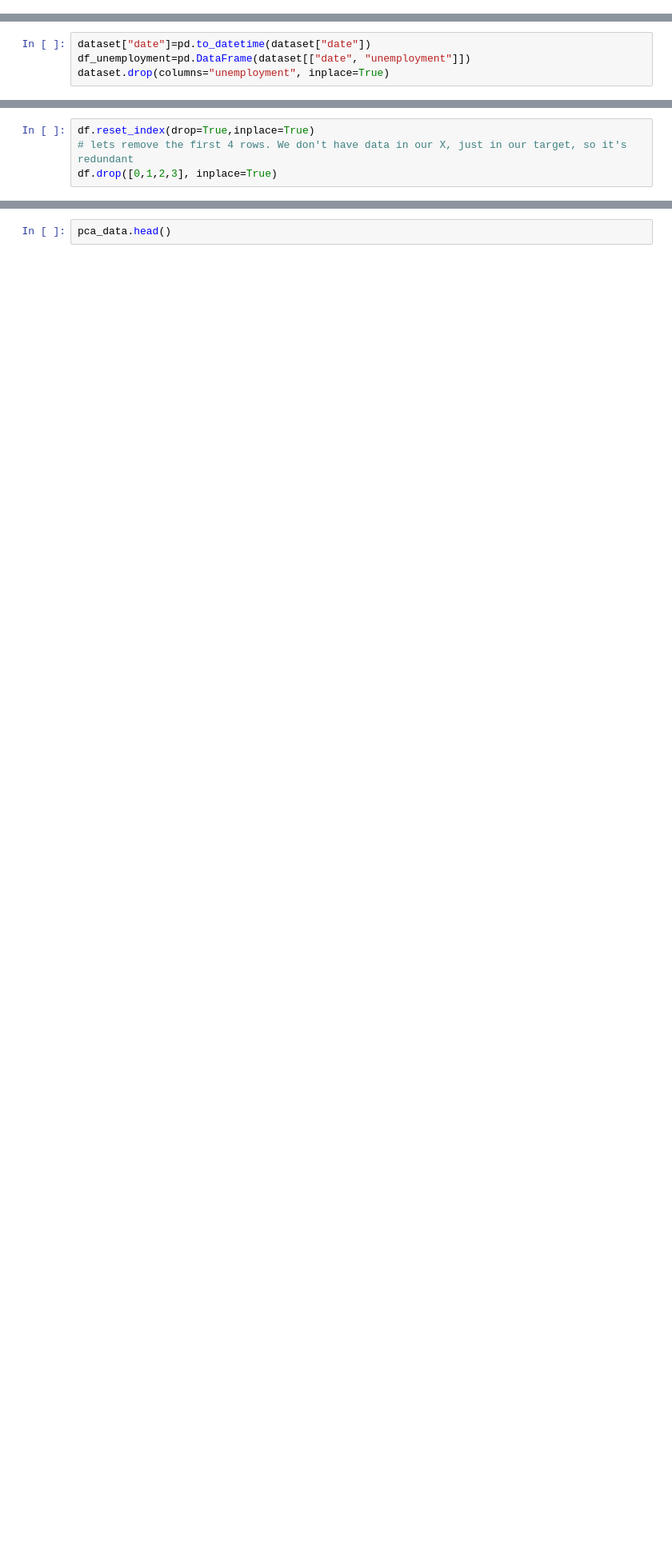
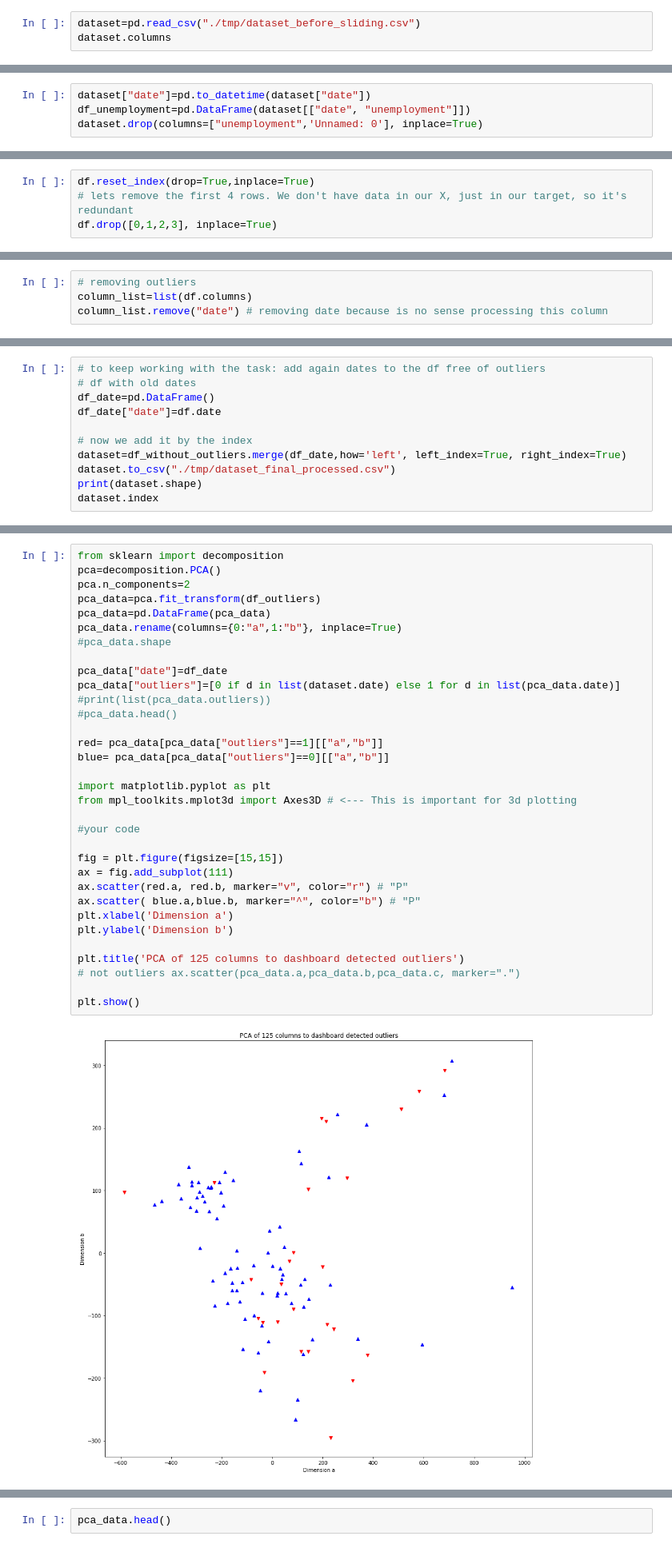
Before and after one commit to albertovpd/automated_ML_regression, a Jupyter notebook: explanation_gathering_data.ipynb, the cells around one changed output, grey strips where cells are left out. Shown at 80% size. Cells and saved outputs as stored; diff of their text form; blank space fills up the shorter version.

```diff
--- a/explanation_gathering_data.ipynb
+++ b/explanation_gathering_data.ipynb
@@ -503,0 +424,3 @@ Summing up, change the dates 4 weeks ahead of everything but *unemployment* colu
+# %%
+dataset=pd.read_csv("./tmp/dataset_before_sliding.csv")
+dataset.columns
@@ -504,7 +435,7 @@ Summing up, change the dates 4 weeks ahead of everything but *unemployment* colu
 # %%
 dataset["date"]=pd.to_datetime(dataset["date"])
 df_unemployment=pd.DataFrame(dataset[["date", "unemployment"]])
-dataset.drop(columns="unemployment", inplace=True)
+dataset.drop(columns=["unemployment",'Unnamed: 0'], inplace=True)
 # %%
 dataset["date"]=dataset["date"].apply(lambda x: x+timedelta(weeks=4))
 dataset.tail()
@@ -535,0 +517,4 @@ asdfasdf
+# %%
+# removing outliers
+column_list=list(df.columns)
+column_list.remove("date") # removing date because is no sense processing this column
@@ -535,0 +553,11 @@ asdfasdf
+# %%
+# to keep working with the task: add again dates to the df free of outliers
+# df with old dates
+df_date=pd.DataFrame()
+df_date["date"]=df.date
+
+# now we add it by the index
+dataset=df_without_outliers.merge(df_date,how='left', left_index=True, right_index=True)
+dataset.to_csv("./tmp/dataset_final_processed.csv")
+print(dataset.shape)
+dataset.index
@@ -536,2 +626,37 @@ asdfasdf
+# %%
+from sklearn import decomposition
+pca=decomposition.PCA()
+pca.n_components=2
+pca_data=pca.fit_transform(df_outliers)
+pca_data=pd.DataFrame(pca_data)
+pca_data.rename(columns={0:"a",1:"b"}, inplace=True)
+#pca_data.shape
+
+pca_data["date"]=df_date
+pca_data["outliers"]=[0 if d in list(dataset.date) else 1 for d in list(pca_data.date)]
+#print(list(pca_data.outliers))
+#pca_data.head()
+
+red= pca_data[pca_data["outliers"]==1][["a","b"]]
+blue= pca_data[pca_data["outliers"]==0][["a","b"]]
+
+import matplotlib.pyplot as plt
+from mpl_toolkits.mplot3d import Axes3D # <--- This is important for 3d plotting
+
+#your code
+
+fig = plt.figure(figsize=[15,15])
+ax = fig.add_subplot(111)
+ax.scatter(red.a, red.b, marker="v", color="r") # "P"
+ax.scatter( blue.a,blue.b, marker="^", color="b") # "P"
+plt.xlabel('Dimension a')
+plt.ylabel('Dimension b')
+
+plt.title('PCA of 125 columns to dashboard detected outliers')
+# not outliers ax.scatter(pca_data.a,pca_data.b,pca_data.c, marker=".")
+
+plt.show()
+# %% [output]
+[figure, added]
 # %% [markdown]
 # 27.12 Elliptic envelope and dimensionality reduction
```
Also changed, not shown: parts of 43 cells of this notebook.
